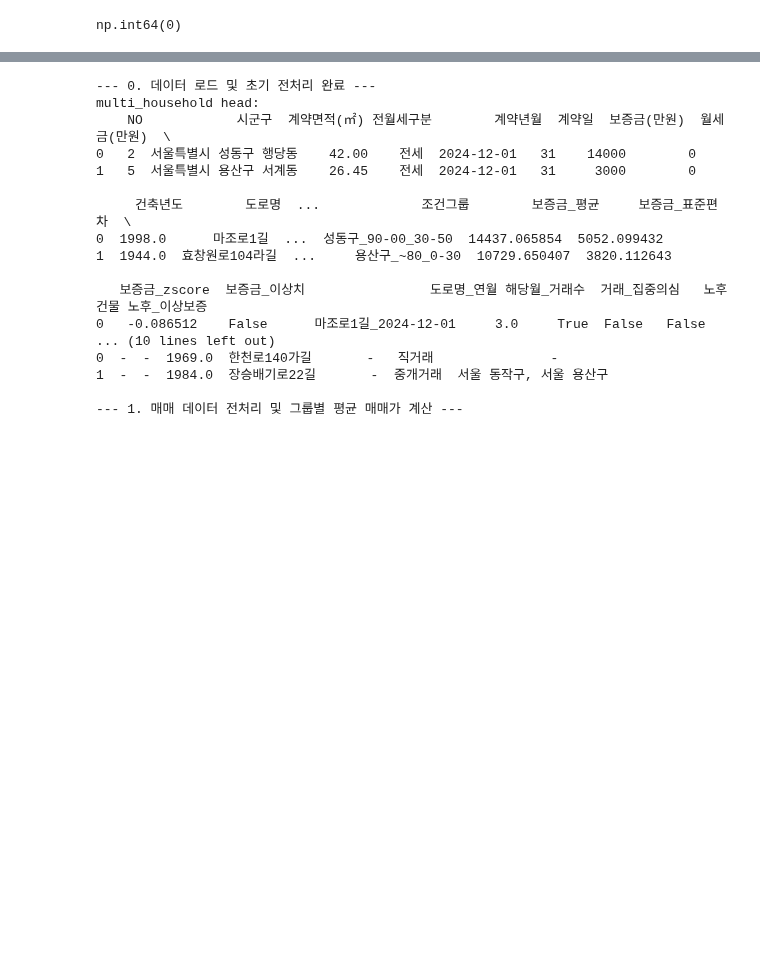
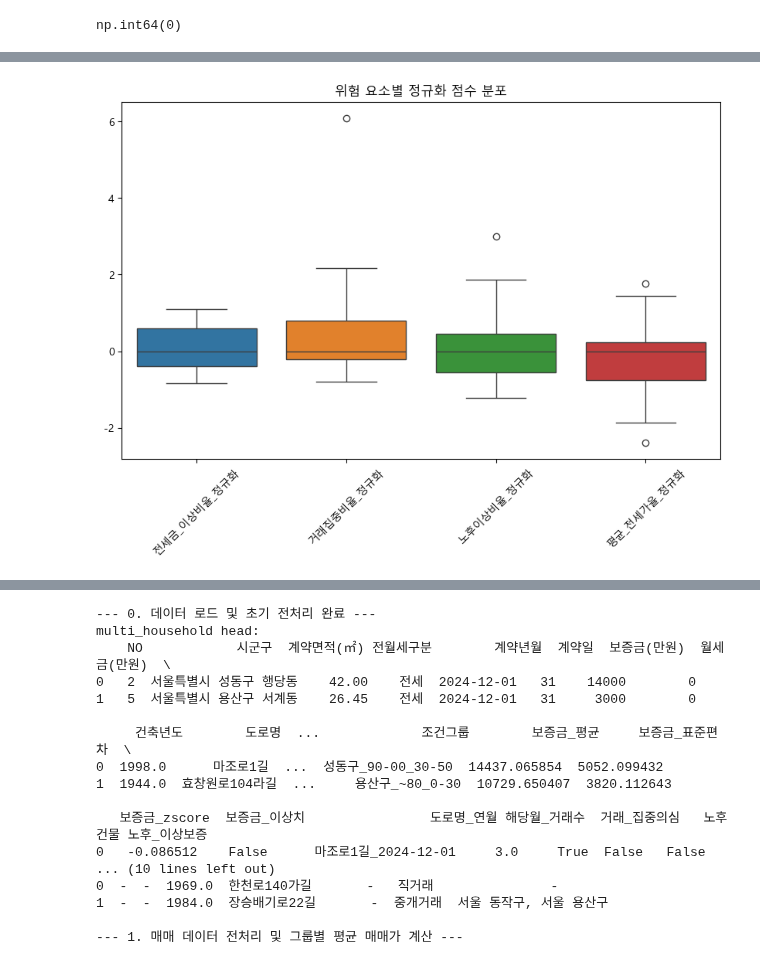
Before and after one commit to skqkrl/SDC_project, a Jupyter notebook: geumhui_전세사기.ipynb, the cells around one changed output, grey strips where cells are left out. Saved outputs shown, nothing was run; the diff lists cells and outputs as text; code cells hidden in the pictures; blank space fills up the shorter version.

```diff
--- a/geumhui_전세사기.ipynb
+++ b/geumhui_전세사기.ipynb
@@ -352,0 +283,10 @@ def analyze_risk(df):
+# %%
+score_cols_normalized = [f'{col}_정규화' for col in ['전세금_이상비율', '거래집중비율', '노후이상비율', '평균_전세가율']]
+
+plt.figure(figsize=(10,6))
+sns.boxplot(data=구별_지표[score_cols_normalized])
+plt.title('위험 요소별 정규화 점수 분포')
+plt.xticks(rotation=45)
+plt.show()
+# %% [output]
+[figure, added]
```
Also changed, not shown: parts of 44 cells of this notebook.
